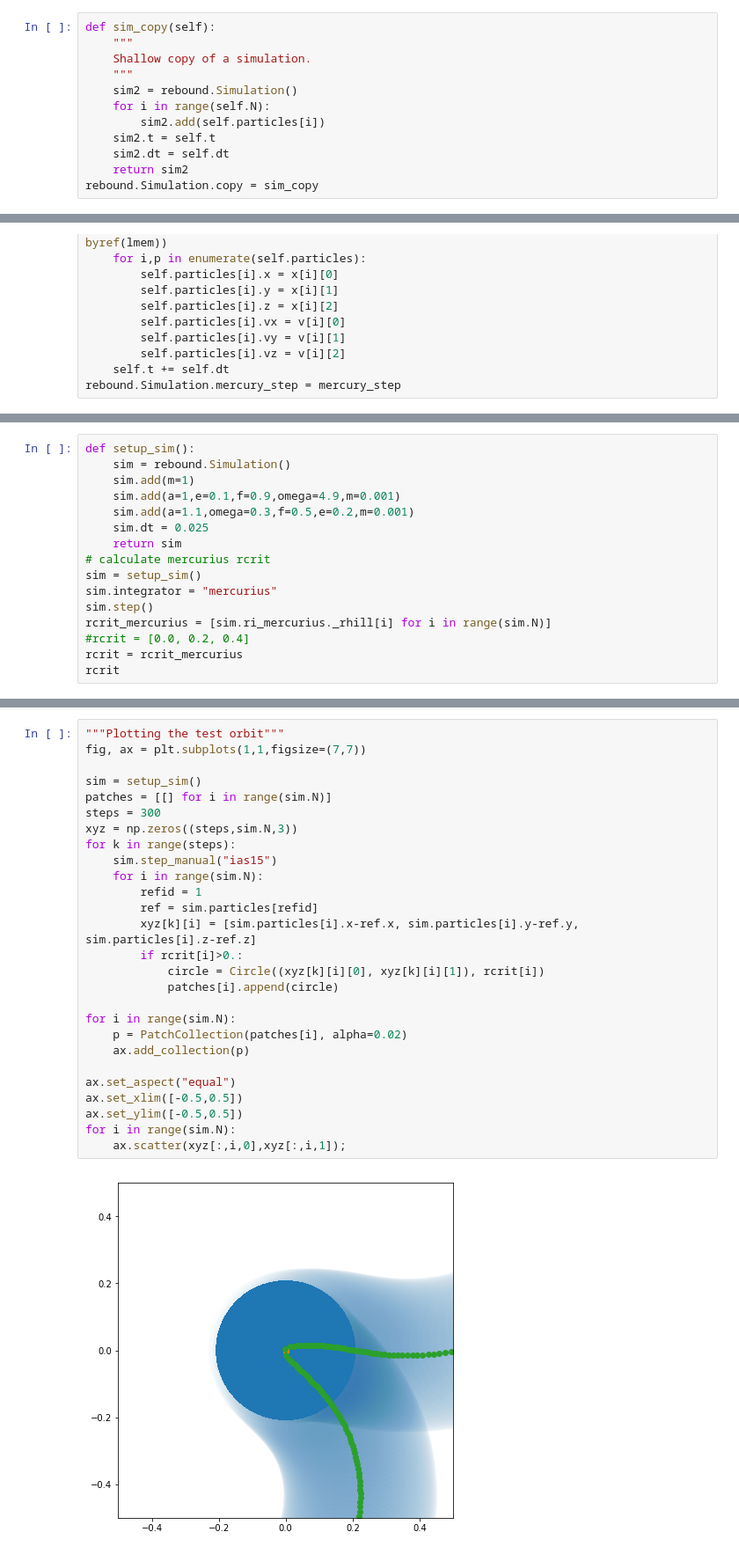
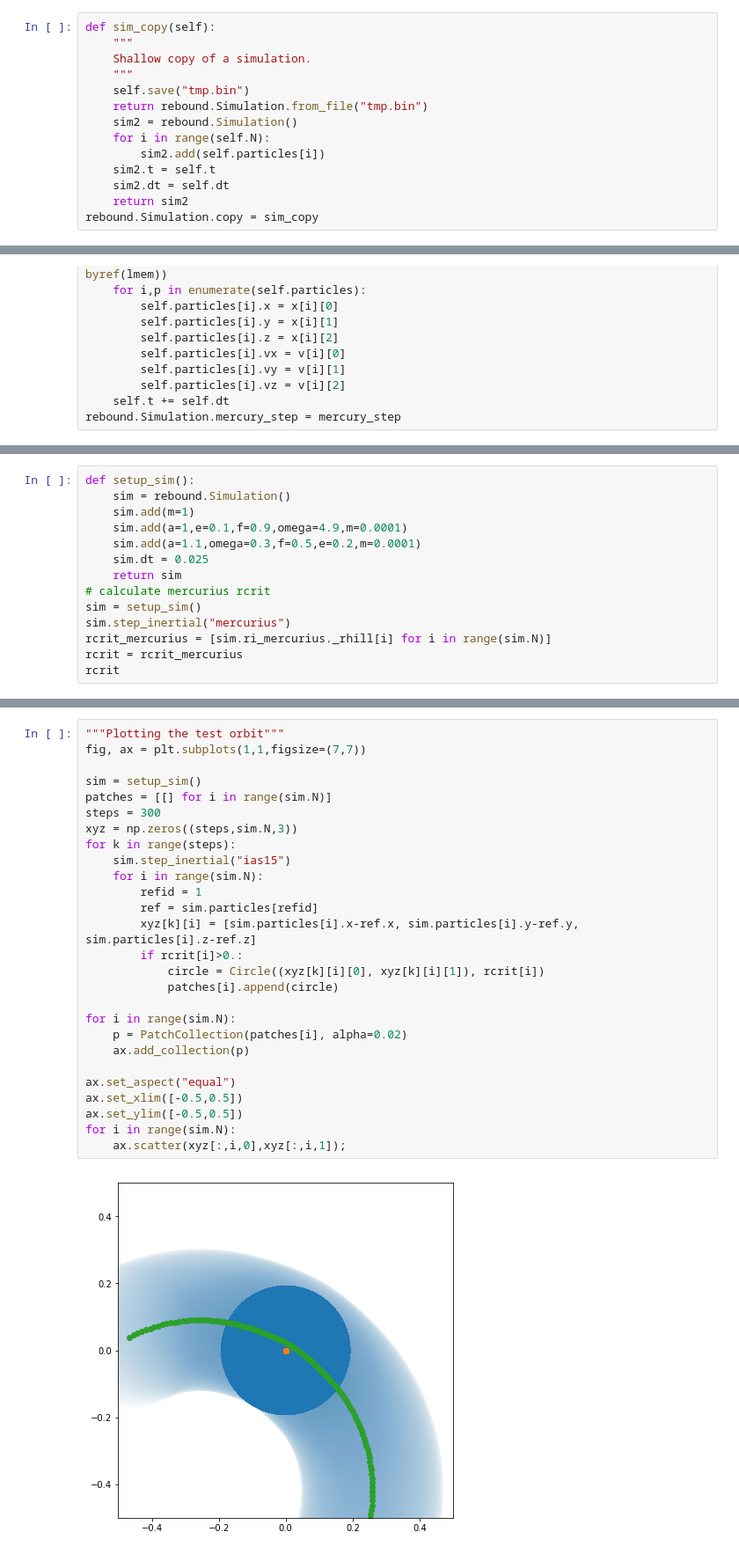
Before and after one commit to keirdarling/rebound, a Jupyter notebook: 20180708Fields/Mercury Interconnect Sept 23 2018.ipynb, the cells around one changed output, grey strips where cells are left out. Shown at 88% size. Cells and saved outputs as stored; diff of their text form.

```diff
--- a/20180708Fields/Mercury Interconnect Sept 23 2018.ipynb
+++ b/20180708Fields/Mercury Interconnect Sept 23 2018.ipynb
@@ -30,6 +30,8 @@ def sim_copy(self):
     """
     Shallow copy of a simulation.
     """
+    self.save("tmp.bin")
+    return rebound.Simulation.from_file("tmp.bin")
     sim2 = rebound.Simulation()
     for i in range(self.N):
         sim2.add(self.particles[i])
@@ -183,16 +228,14 @@ rebound.Simulation.mercury_step = mercury_step
 def setup_sim():
     sim = rebound.Simulation()
     sim.add(m=1)
-    sim.add(a=1,e=0.1,f=0.9,omega=4.9,m=0.001)
-    sim.add(a=1.1,omega=0.3,f=0.5,e=0.2,m=0.001)
+    sim.add(a=1,e=0.1,f=0.9,omega=4.9,m=0.0001)
+    sim.add(a=1.1,omega=0.3,f=0.5,e=0.2,m=0.0001)
     sim.dt = 0.025
     return sim
 # calculate mercurius rcrit
 sim = setup_sim()
-sim.integrator = "mercurius"
-sim.step()
+sim.step_inertial("mercurius")
 rcrit_mercurius = [sim.ri_mercurius._rhill[i] for i in range(sim.N)]
-#rcrit = [0.0, 0.2, 0.4]
 rcrit = rcrit_mercurius
 rcrit
 # %% [output]
@@ -232,29 +243,29 @@ rebound.Simulation.step_manual = step_manual
 # %%
 """Plotting the test orbit"""
 fig, ax = plt.subplots(1,1,figsize=(7,7))
 
 sim = setup_sim()
 patches = [[] for i in range(sim.N)]
 steps = 300
 xyz = np.zeros((steps,sim.N,3))
 for k in range(steps):
-    sim.step_manual("ias15")
+    sim.step_inertial("ias15")
     for i in range(sim.N):
         refid = 1
         ref = sim.particles[refid]
         xyz[k][i] = [sim.particles[i].x-ref.x, sim.particles[i].y-ref.y, sim.particles[i].z-ref.z]
         if rcrit[i]>0.:
             circle = Circle((xyz[k][i][0], xyz[k][i][1]), rcrit[i])
             patches[i].append(circle)
 
 for i in range(sim.N):
     p = PatchCollection(patches[i], alpha=0.02)
     ax.add_collection(p)
 
 ax.set_aspect("equal")
 ax.set_xlim([-0.5,0.5])
 ax.set_ylim([-0.5,0.5])
 for i in range(sim.N):
     ax.scatter(xyz[:,i,0],xyz[:,i,1]);
 # %% [output]
-[figure, old version]
+[figure, new version]
```
Also changed, not shown: parts of 8 cells of this notebook.
